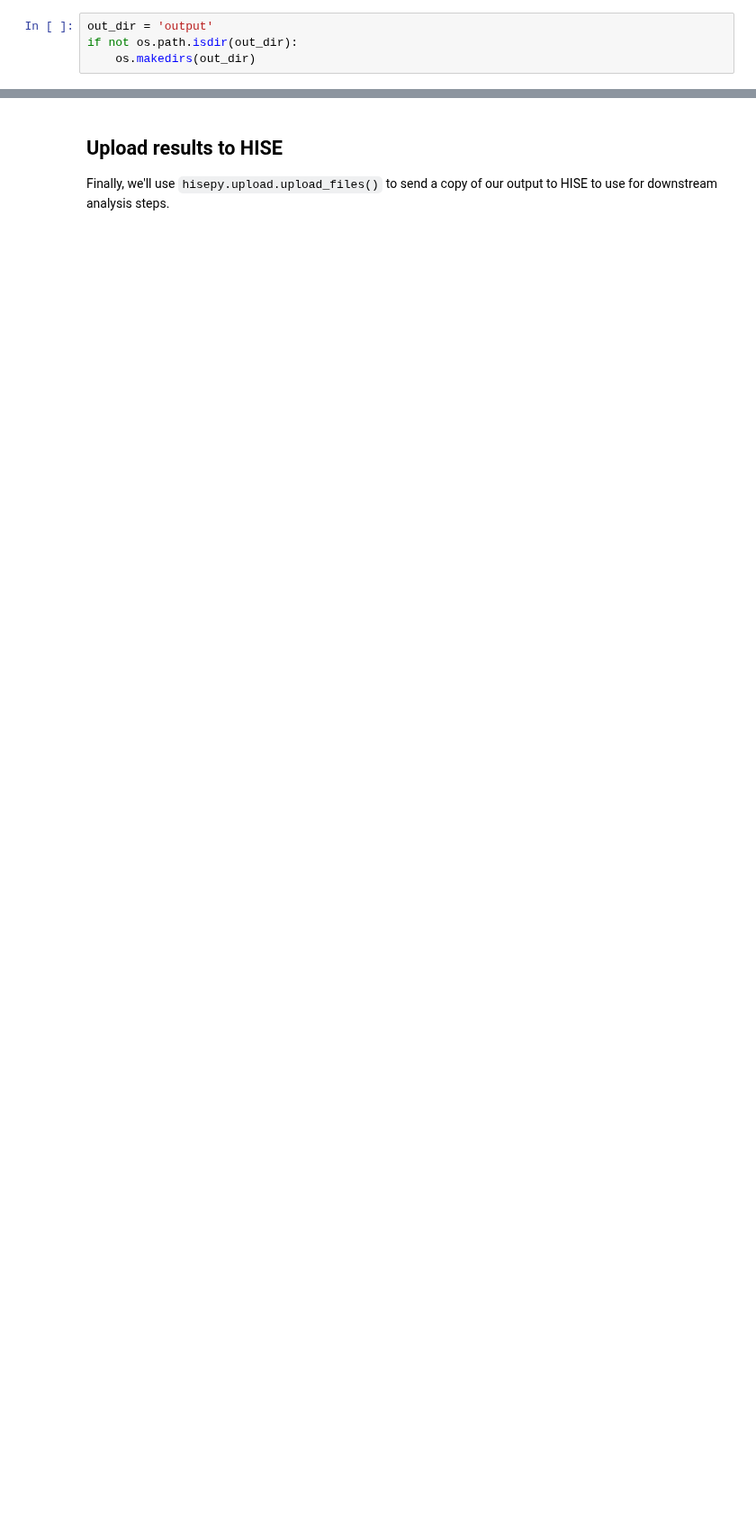
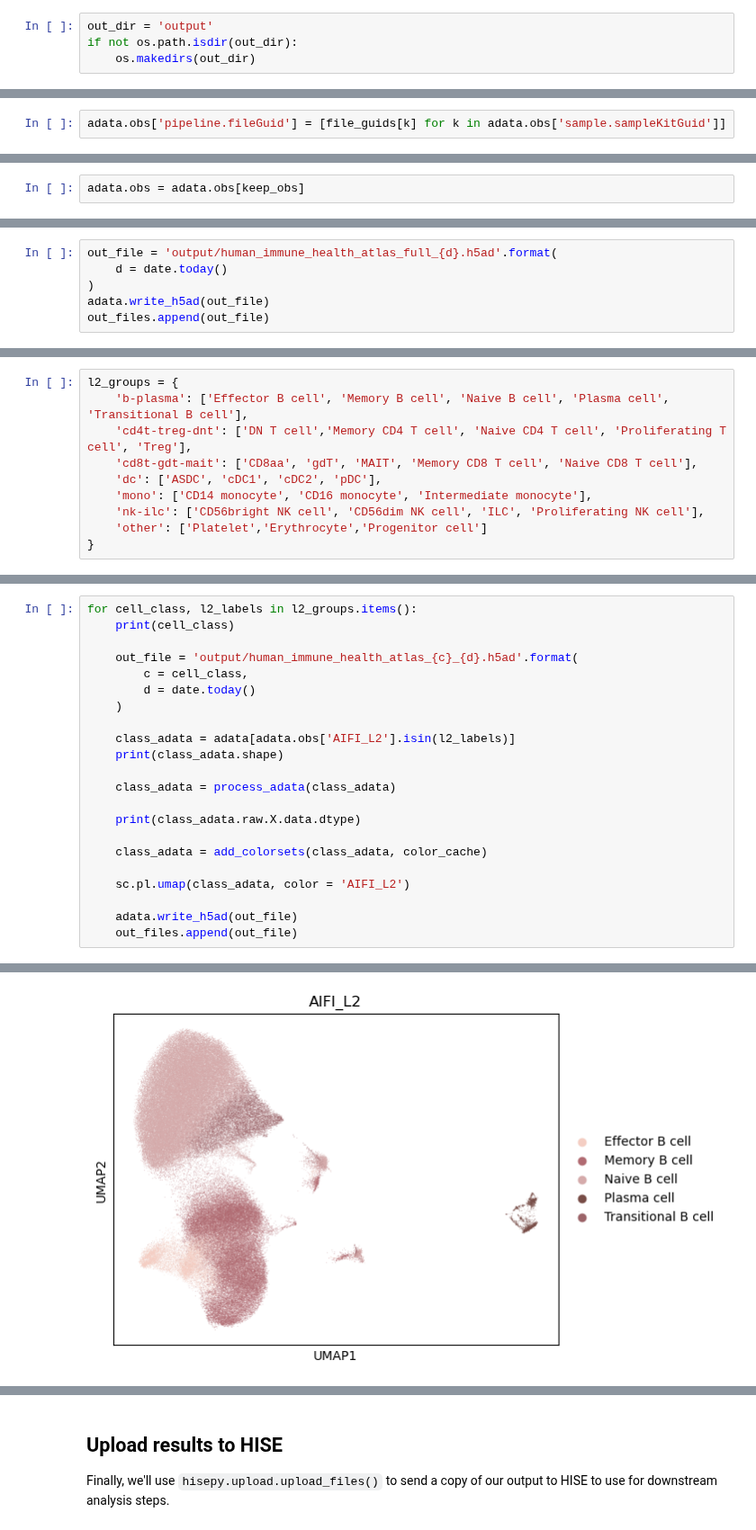
Before and after one commit to aifimmunology/aifi-healthy-pbmc-reference, a Jupyter notebook: 05-Assembly/29-Python_clean_all_genes_normalized.ipynb, the cells around one changed output, grey strips where cells are left out. Shown at 90% size. Drawn from its saved outputs; the diff is of its cells as text; blank space fills up the shorter version.

```diff
--- a/05-Assembly/29-Python_clean_all_genes_normalized.ipynb
+++ b/05-Assembly/29-Python_clean_all_genes_normalized.ipynb
@@ -79,0 +164,2 @@ WARNING: adata.X seems to be already log-transformed.
+# %%
+adata.obs['pipeline.fileGuid'] = [file_guids[k] for k in adata.obs['sample.sampleKitGuid']]
@@ -79,0 +202,2 @@ WARNING: adata.X seems to be already log-transformed.
+# %%
+adata.obs = adata.obs[keep_obs]
@@ -79,0 +208,6 @@ WARNING: adata.X seems to be already log-transformed.
+# %%
+out_file = 'output/human_immune_health_atlas_full_{d}.h5ad'.format(
+    d = date.today()
+)
+adata.write_h5ad(out_file)
+out_files.append(out_file)
@@ -79,0 +216,10 @@ WARNING: adata.X seems to be already log-transformed.
+# %%
+l2_groups = {
+    'b-plasma': ['Effector B cell', 'Memory B cell', 'Naive B cell', 'Plasma cell', 'Transitional B cell'],
+    'cd4t-treg-dnt': ['DN T cell','Memory CD4 T cell', 'Naive CD4 T cell', 'Proliferating T cell', 'Treg'],
+    'cd8t-gdt-mait': ['CD8aa', 'gdT', 'MAIT', 'Memory CD8 T cell', 'Naive CD8 T cell'],
+    'dc': ['ASDC', 'cDC1', 'cDC2', 'pDC'],
+    'mono': ['CD14 monocyte', 'CD16 monocyte', 'Intermediate monocyte'],
+    'nk-ilc': ['CD56bright NK cell', 'CD56dim NK cell', 'ILC', 'Proliferating NK cell'],
+    'other': ['Platelet','Erythrocyte','Progenitor cell']
+}
@@ -79,0 +238,23 @@ WARNING: adata.X seems to be already log-transformed.
+# %%
+for cell_class, l2_labels in l2_groups.items():
+    print(cell_class)
+
+    out_file = 'output/human_immune_health_atlas_{c}_{d}.h5ad'.format(
+        c = cell_class,
+        d = date.today()
+    )
+
+    class_adata = adata[adata.obs['AIFI_L2'].isin(l2_labels)]
+    print(class_adata.shape)
+
+    class_adata = process_adata(class_adata)
+
+    print(class_adata.raw.X.data.dtype)
+
+    class_adata = add_colorsets(class_adata, color_cache)
+
+    sc.pl.umap(class_adata, color = 'AIFI_L2')
+
+    adata.write_h5ad(out_file)
+    out_files.append(out_file)
+# %% [output]
@@ -79,0 +268 @@ WARNING: adata.X seems to be already log-transformed.
+[figure, added]
```
Also changed, not shown: parts of 43 cells of this notebook, 1 other file.
